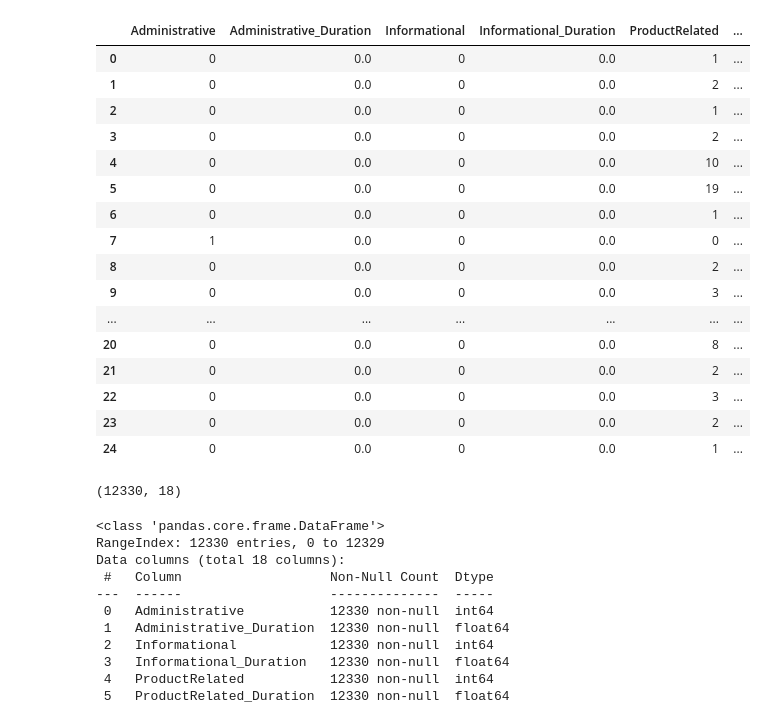
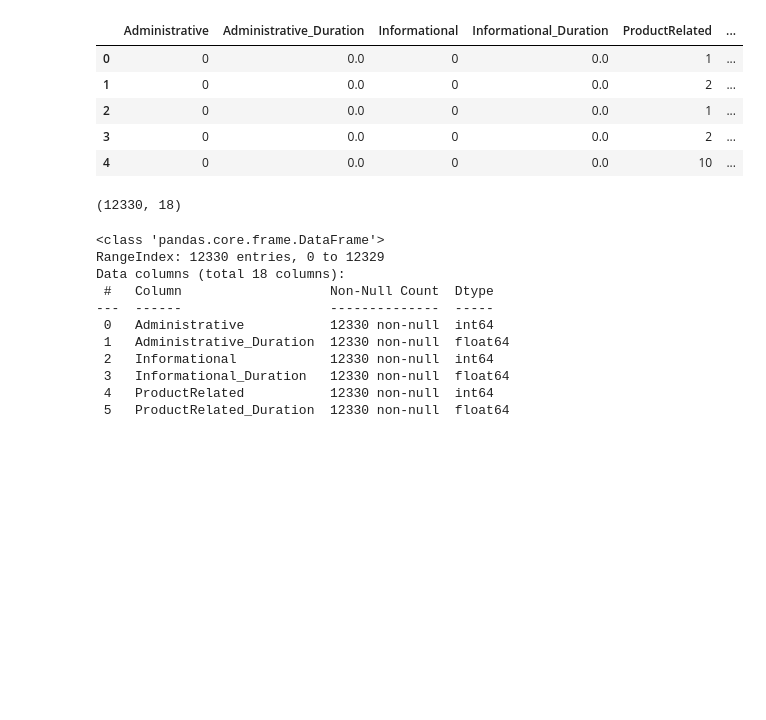
Before and after one commit to jyotsnae/Springboard, a Jupyter notebook: Capstone Two/Online Shopper's Purchasing Intention - EDA .ipynb, the cells around one changed output. Drawn from its saved outputs; the diff is of its cells as text; code cells hidden in the pictures; blank space fills up the shorter version.

```diff
--- a/Capstone Two/Online Shopper's Purchasing Intention - EDA .ipynb
+++ b/Capstone Two/Online Shopper's Purchasing Intention - EDA .ipynb
@@ -7,25 +7,14 @@ data = 'https://archive.ics.uci.edu/ml/machine-learning-databases/00468/online_s
 # %%
 df = pd.read_csv(data)
 # %%
-df.head(25)
+df.head()
 # %% [output]
 |  | Administrative | Administrative_Duration | Informational | Informational_Duration | ProductRelated | ... |
 | 0 | 0 | 0.0 | 0 | 0.0 | 1 | ... |
 | 1 | 0 | 0.0 | 0 | 0.0 | 2 | ... |
 | 2 | 0 | 0.0 | 0 | 0.0 | 1 | ... |
 | 3 | 0 | 0.0 | 0 | 0.0 | 2 | ... |
 | 4 | 0 | 0.0 | 0 | 0.0 | 10 | ... |
-| 5 | 0 | 0.0 | 0 | 0.0 | 19 | ... |
-| 6 | 0 | 0.0 | 0 | 0.0 | 1 | ... |
-| 7 | 1 | 0.0 | 0 | 0.0 | 0 | ... |
-| 8 | 0 | 0.0 | 0 | 0.0 | 2 | ... |
-| 9 | 0 | 0.0 | 0 | 0.0 | 3 | ... |
-| ... | ... | ... | ... | ... | ... | ... |
-| 20 | 0 | 0.0 | 0 | 0.0 | 8 | ... |
-| 21 | 0 | 0.0 | 0 | 0.0 | 2 | ... |
-| 22 | 0 | 0.0 | 0 | 0.0 | 3 | ... |
-| 23 | 0 | 0.0 | 0 | 0.0 | 2 | ... |
-| 24 | 0 | 0.0 | 0 | 0.0 | 1 | ... |
 # %%
 df.shape
 # %% [output]
```
Also changed, not shown: parts of 7 cells of this notebook.
